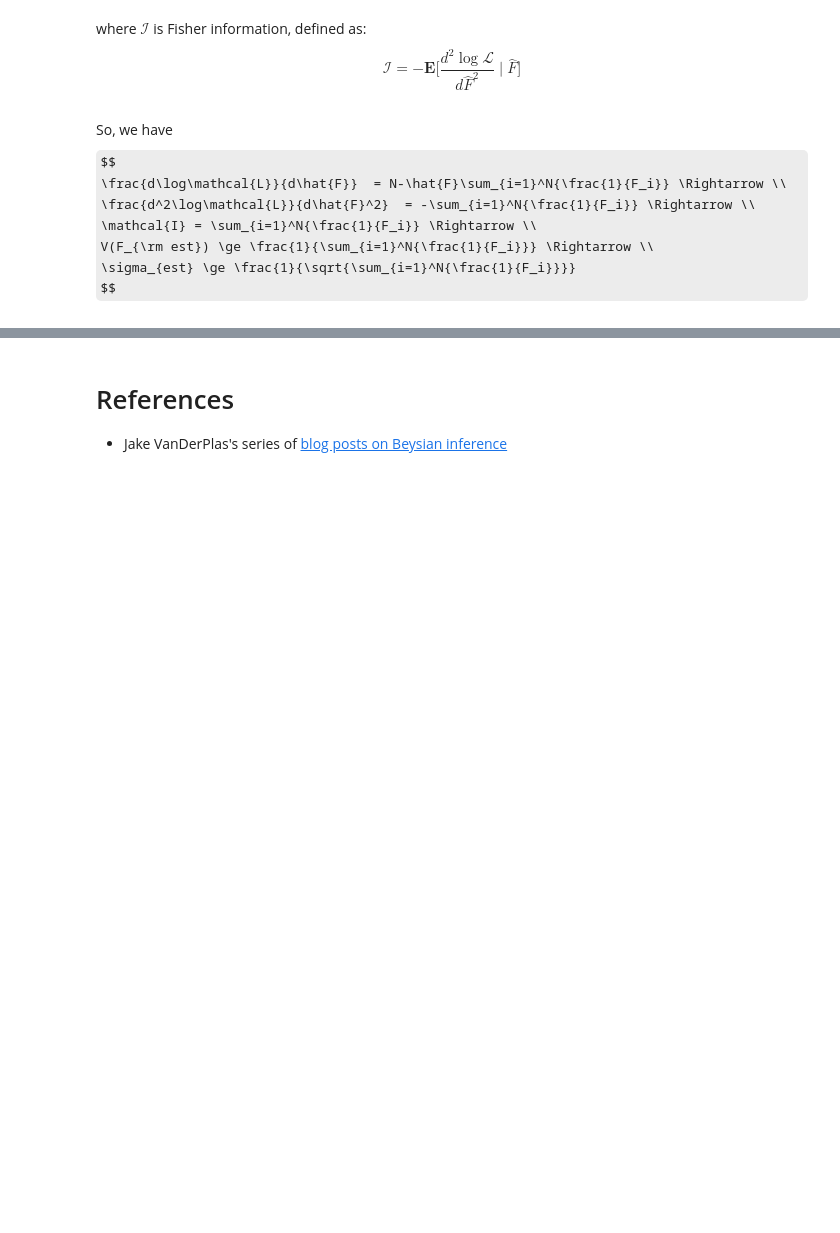
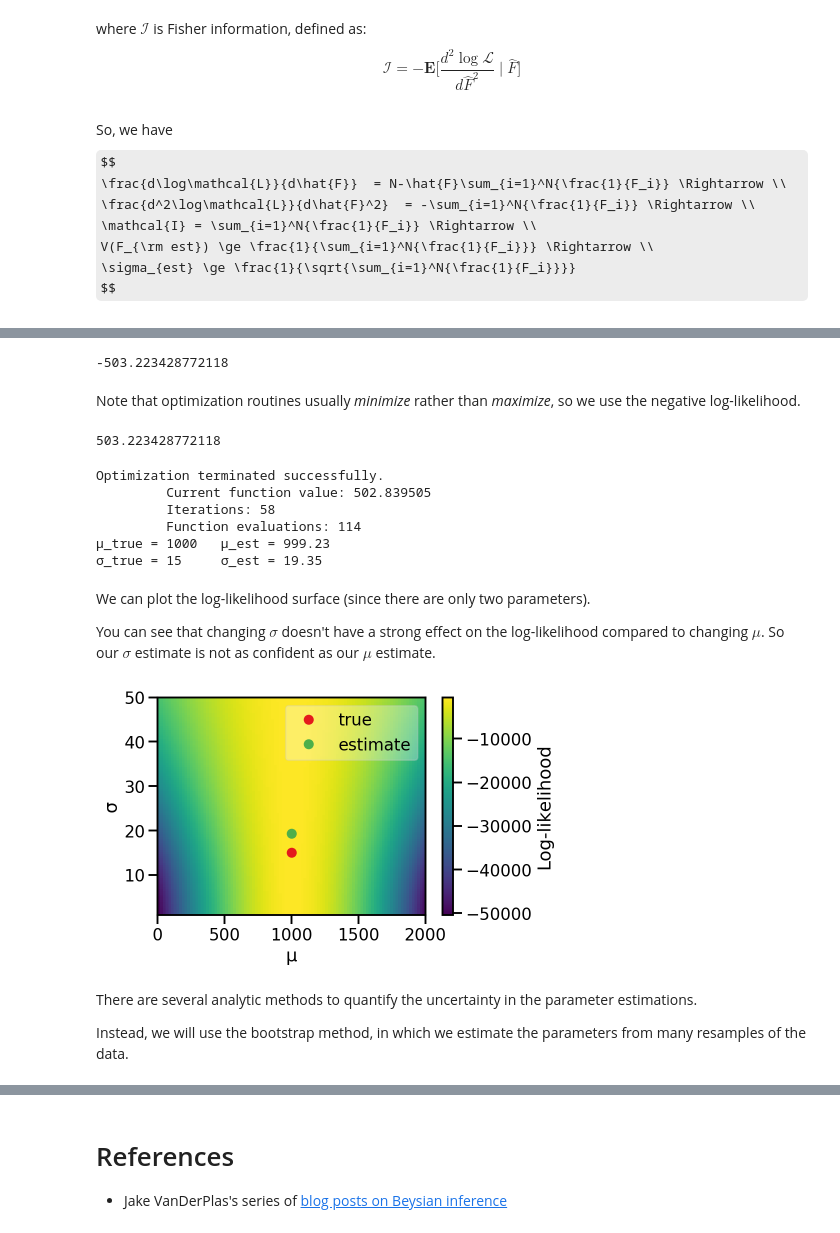
Before and after one commit to yoavram/SciComPy, a Jupyter notebook: notebooks/bayesian.ipynb, the cells around one changed output, grey strips where cells are left out. Saved outputs shown, nothing was run; the diff lists cells and outputs as text; code cells hidden in the pictures; some formulas as TeX source; blank space fills up the shorter version.

```diff
--- a/notebooks/bayesian.ipynb
+++ b/notebooks/bayesian.ipynb
@@ -167,0 +324,60 @@ F_est = 997.679324193871 +/- 4.4669437520386825
+# %%
+def logL(θ, F):
+    μ, σ = θ
+    e = F**0.5
+    return -0.5 * (np.log(2 * np.pi * (σ ** 2 + e ** 2))
+                         + (F - μ) ** 2 / (σ ** 2 + e ** 2)).sum()
+logL(θ_true, F)
+# %% [output]
+-503.223428772118
+# %% [markdown]
+Note that optimization routines usually _minimize_ rather than _maximize_, so we use the negative log-likelihood.
+# %%
+def negLogL(θ, F):
+    return -logL(θ, F)
+
+negLogL(θ_true, F)
+# %% [output]
+503.223428772118
+# %%
+θ_guess = (900, 5)
+θ_est = scipy.optimize.fmin(
+    func=negLogL,
+    x0=θ_guess,
+    args=(F,)
+)
+μ_est, σ_est = θ_est
+print("μ_true = {} \tμ_est = {:.2f}\nσ_true = {}\tσ_est = {:.2f}".format(
+    μ_true, μ_est, σ_true, σ_est))
+# %% [output]
+Optimization terminated successfully.
+         Current function value: 502.839505
+         Iterations: 58
+         Function evaluations: 114
+μ_true = 1000   μ_est = 999.23
+σ_true = 15     σ_est = 19.35
+# %% [markdown]
+We can plot the log-likelihood surface (since there are only two parameters).
+
+You can see that changing $\sigma$ doesn't have a strong effect on the log-likelihood compared to changing $\mu$. So our $\sigma$ estimate is not as confident as our $\mu$ estimate.
+# %%
+μ_range = np.linspace(0, 2000, 100)
+σ_range = np.linspace(1, 50, 101)
+logL_ = np.array([
+    [logL((μ_, σ_), F) for μ_ in μ_range]
+    for σ_ in σ_range
+])
+
+plt.pcolormesh(μ_range, σ_range, logL_)
+plt.colorbar(label='Log-likelihood')
+plt.plot(μ_true, σ_true, 'o', color=red, label='true')
+plt.plot(μ_est, σ_est, 'o', color=green, label='estimate')
+plt.xlabel('μ')
+plt.ylabel('σ')
+plt.legend(framealpha=0.3);
+# %% [output]
+[figure, added]
+# %% [markdown]
+There are several analytic methods to quantify the uncertainty in the parameter estimations.
+
+Instead, we will use the bootstrap method, in which we estimate the parameters from many resamples of the data.
```
Also changed, not shown: parts of 34 cells of this notebook.
